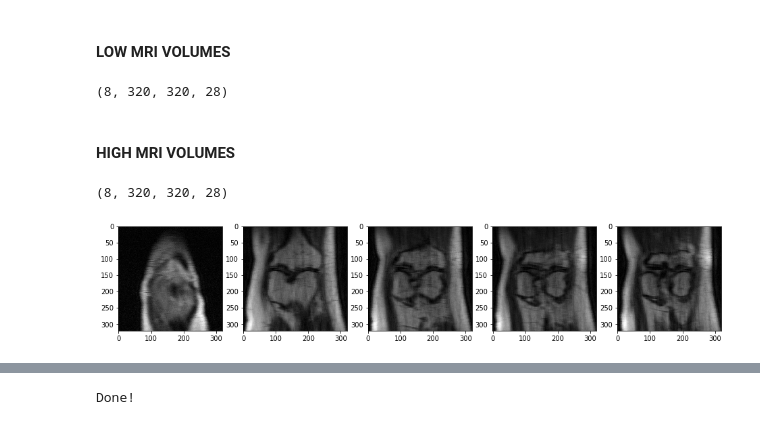
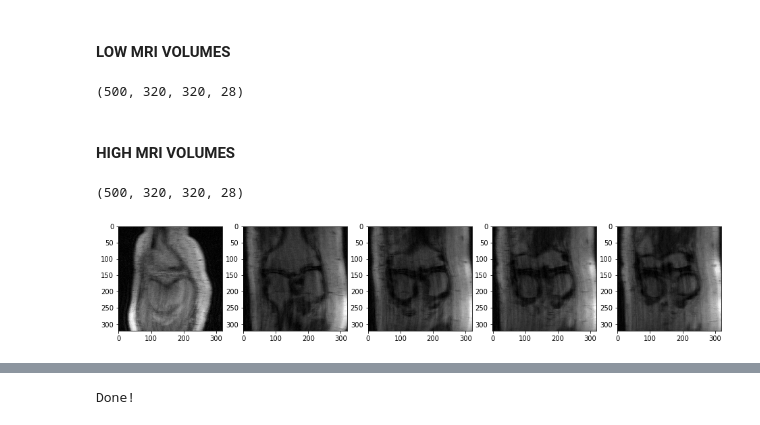
Before and after one commit to hasibzunair/res-unet-fastmri, a Jupyter notebook: data_load_train.ipynb, the cells around one changed output, grey strips where cells are left out. Saved outputs shown, nothing was run; the diff lists cells and outputs as text; code cells hidden in the pictures.

```diff
--- a/data_load_train.ipynb
+++ b/data_load_train.ipynb
@@ -83,7 +84,7 @@ high_full_paths[:4]
 x_train = []
 c=0
 
-for l in low_full_paths:
+for l in low_full_paths[:500]:
     x = np.load("{}".format(l))
     x = np.moveaxis(x, 0, 2)
     x = change_depth(x)
@@ -96,14 +97,14 @@ for l in low_full_paths:
 x_train = np.array(x_train)
 x_train.shape
 # %% [output]
-(8, 320, 320, 28)
+(500, 320, 320, 28)
 # %% [markdown]
 #### HIGH MRI VOLUMES
 # %%
 y_train = []
 c=0
 
-for h in high_full_paths:
+for h in high_full_paths[:500]:
     y = np.load("{}".format(h))
     y = np.moveaxis(y, 0, 2)
     y = change_depth(y)
@@ -116,13 +117,13 @@ for h in high_full_paths:
 y_train = np.array(y_train)
 y_train.shape
 # %% [output]
-(8, 320, 320, 28)
+(500, 320, 320, 28)
 # %%
 slice_num = [5, 16, 18, 19, 20]
-n = 5
+n = 2
 show_slices(x_train[n], slice_num, cmap='gray')
 # %% [output]
-[figure, old version]
+[figure, new version]
 # %%
 show_slices(y_train[n], slice_num, cmap='gray')
 # %% [output]
```
Also changed, not shown: parts of 6 cells of this notebook, 2 other files.
